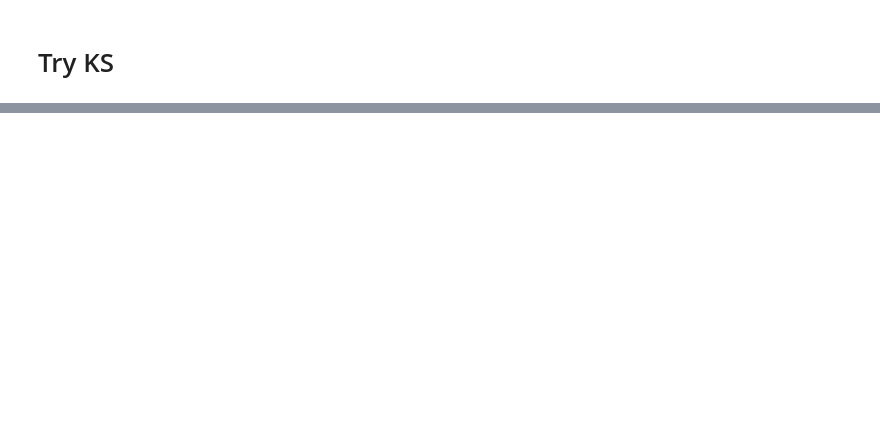
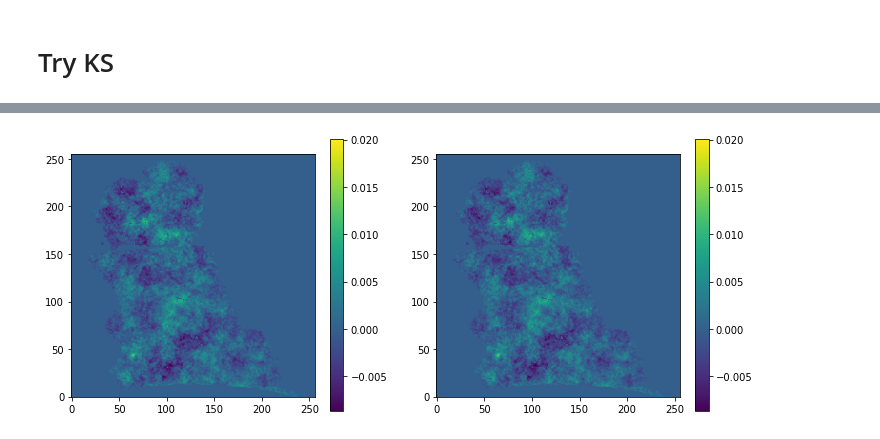
Before and after one commit to NiallJeffrey/DeepMass, a Jupyter notebook: picola_training.ipynb, the cells around one changed output, grey strips where cells are left out. Saved outputs shown, nothing was run; the diff lists cells and outputs as text; code cells hidden in the pictures; blank space fills up the shorter version.

```diff
--- a/picola_training.ipynb
+++ b/picola_training.ipynb
@@ -290,0 +386,5 @@ _ = plt.imshow(patch_smoothed*sv_mask, origin='lower'), plt.colorbar()
+# %%
+# compute the power spectrum
+fft2D = np.fft.fft2(patch.real)
+psd1D_kmt = radial_profile(np.fft.fftshift(np.real(fft2D*np.conj(fft2D))))
+ps_map_empirical = compute_spectrum_map(psd1D_kmt,256)
@@ -290,0 +404,4 @@ _ = plt.imshow(patch_smoothed*sv_mask, origin='lower'), plt.colorbar()
+# %%
+# wiener_result500, wiener_b = prox_wiener_filtering(e1_noisy, e2_noisy, ps_map_empirical, Ncov)
+wiener_result50, wiener_b = prox_wiener_filtering(e1_noisy, e2_noisy, ps_map_empirical, Ncov, 50)
+wiener_result5, wiener_b = prox_wiener_filtering(e1_noisy, e2_noisy, ps_map_empirical, Ncov, 2)
@@ -290,0 +416,8 @@ _ = plt.imshow(patch_smoothed*sv_mask, origin='lower'), plt.colorbar()
+# %%
+_ = plt.figure(figsize =(12,5))
+_ = plt.subplot(1,2,1)
+_ = plt.imshow(wiener_result50*sv_mask, origin='lower', vmax = 0.02), plt.colorbar()
+_ = plt.subplot(1,2,2)
+_ = plt.imshow(wiener_result500*sv_mask, origin='lower', vmax = 0.02), plt.colorbar()
+# %% [output]
+[figure, added]
```
Also changed, not shown: parts of 24 cells of this notebook.
